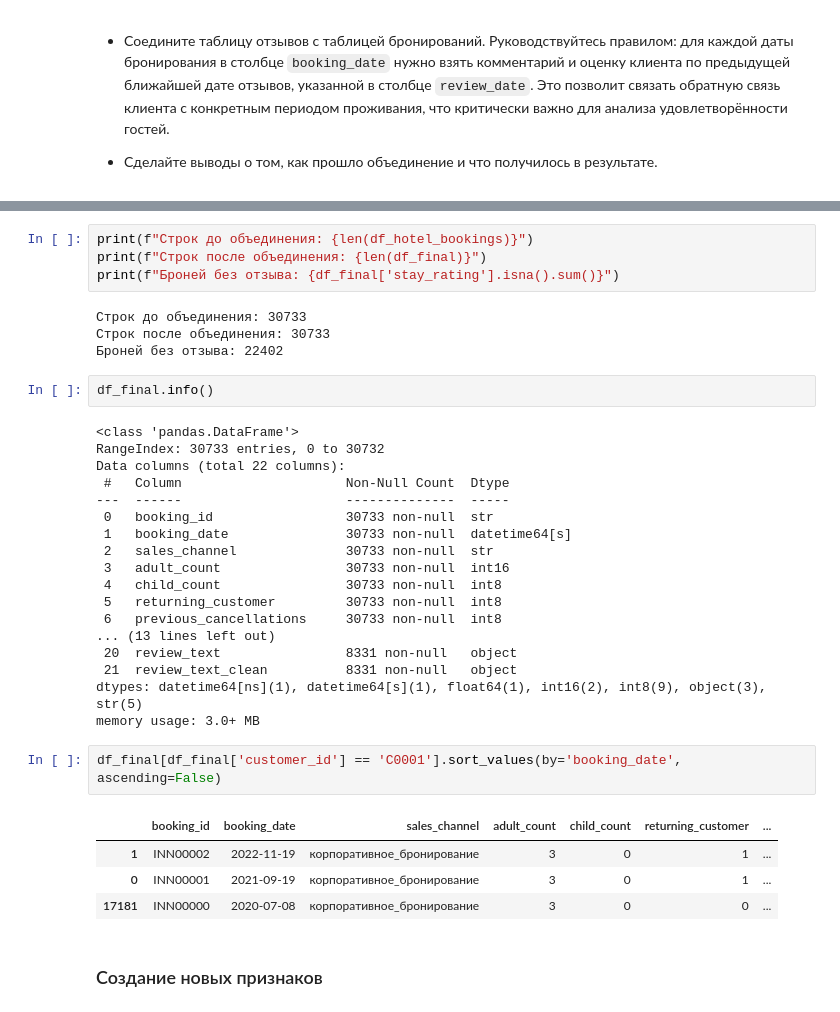
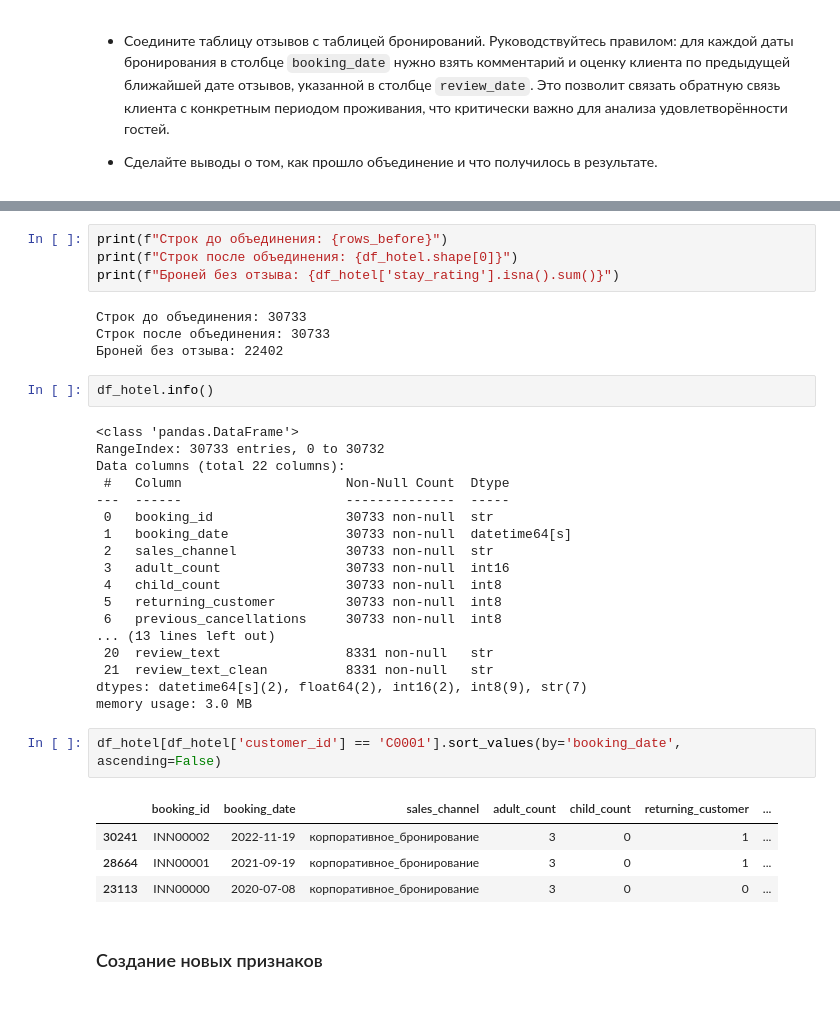
Before and after one commit to TemaQDX/project_module_04_urbanstay, a Jupyter notebook: project_module_04_urbanstay_Artem_Burov.ipynb, the cells around one changed output, grey strips where cells are left out. Drawn from its saved outputs; the diff is of its cells as text.

```diff
--- a/project_module_04_urbanstay_Artem_Burov.ipynb
+++ b/project_module_04_urbanstay_Artem_Burov.ipynb
@@ -1244,13 +1228,13 @@ df_final = pd.concat([df_final, lost_rows], ignore_index=True)
 # %%
-print(f"Строк до объединения: {len(df_hotel_bookings)}")
-print(f"Строк после объединения: {len(df_final)}")
-print(f"Броней без отзыва: {df_final['stay_rating'].isna().sum()}")
+print(f"Строк до объединения: {rows_before}")
+print(f"Строк после объединения: {df_hotel.shape[0]}")
+print(f"Броней без отзыва: {df_hotel['stay_rating'].isna().sum()}")
 # %% [output]
 Строк до объединения: 30733
 Строк после объединения: 30733
 Броней без отзыва: 22402
 # %%
-df_final.info()
+df_hotel.info()
 # %% [output]
 <class 'pandas.DataFrame'>
 RangeIndex: 30733 entries, 0 to 30732
@@ -1265,17 +1249,17 @@ Data columns (total 22 columns):
  5   returning_customer         30733 non-null  int8
  6   previous_cancellations     30733 non-null  int8
 ... (13 lines left out)
- 20  review_text                8331 non-null   object
- 21  review_text_clean          8331 non-null   object
-dtypes: datetime64[ns](1), datetime64[s](1), float64(1), int16(2), int8(9), object(3), str(5)
-memory usage: 3.0+ MB
+ 20  review_text                8331 non-null   str
+ 21  review_text_clean          8331 non-null   str
+dtypes: datetime64[s](2), float64(2), int16(2), int8(9), str(7)
+memory usage: 3.0 MB
 # %%
-df_final[df_final['customer_id'] == 'C0001'].sort_values(by='booking_date', ascending=False)
+df_hotel[df_hotel['customer_id'] == 'C0001'].sort_values(by='booking_date', ascending=False)
 # %% [output]
 |  | booking_id | booking_date | sales_channel | adult_count | child_count | returning_customer | ... |
-| 1 | INN00002 | 2022-11-19 | корпоративное_бронирование | 3 | 0 | 1 | ... |
-| 0 | INN00001 | 2021-09-19 | корпоративное_бронирование | 3 | 0 | 1 | ... |
-| 17181 | INN00000 | 2020-07-08 | корпоративное_бронирование | 3 | 0 | 0 | ... |
+| 30241 | INN00002 | 2022-11-19 | корпоративное_бронирование | 3 | 0 | 1 | ... |
+| 28664 | INN00001 | 2021-09-19 | корпоративное_бронирование | 3 | 0 | 1 | ... |
+| 23113 | INN00000 | 2020-07-08 | корпоративное_бронирование | 3 | 0 | 0 | ... |
 # %% [markdown]
 ### Создание новых признаков
 # %% [markdown]
```
Also changed, not shown: parts of 6 cells of this notebook.
